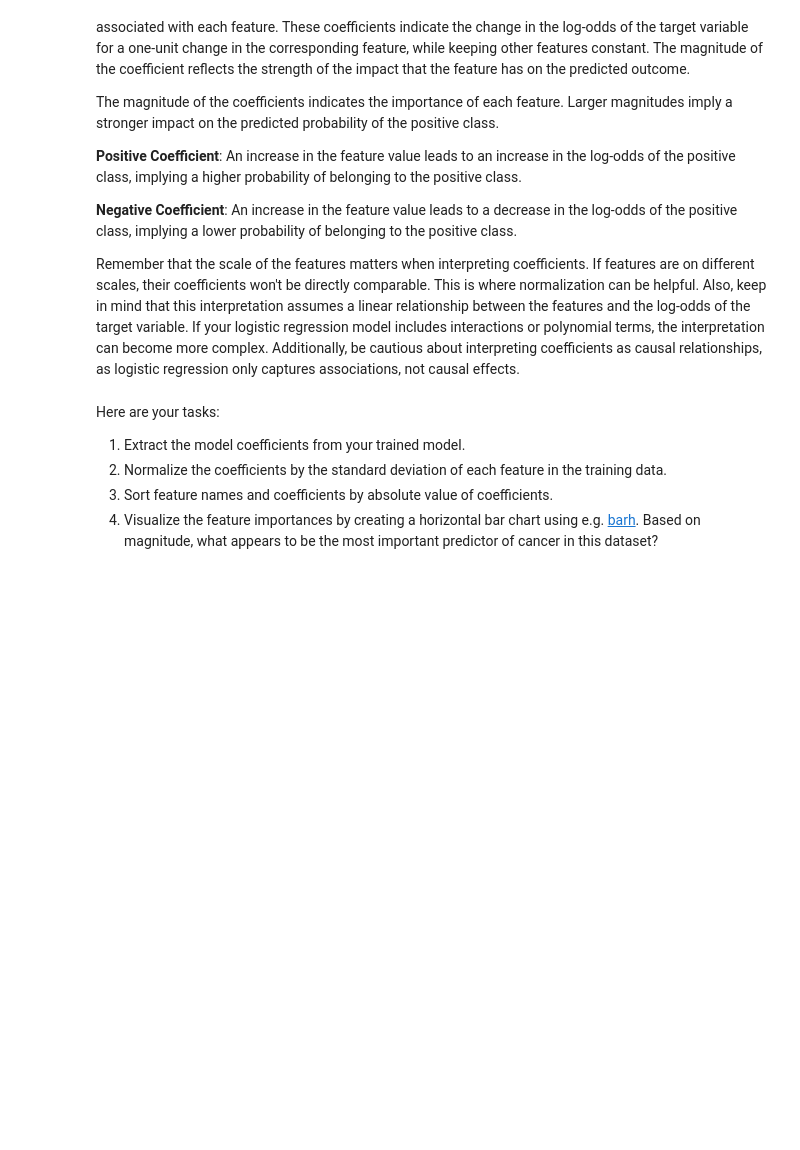
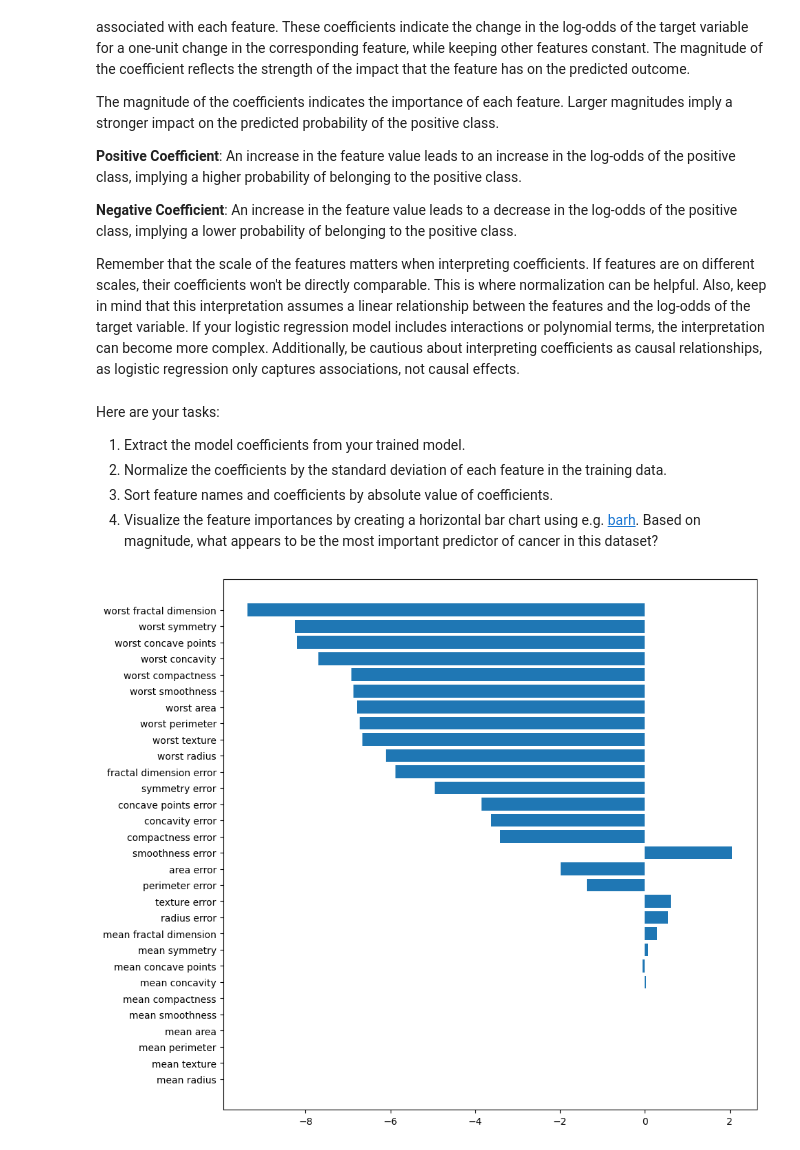
Before and after one commit to salhadid/ML, a Jupyter notebook: Student_MLE_MiniProject_Logistic_Regression.ipynb, the cells around one changed output. Saved outputs shown, nothing was run; the diff lists cells and outputs as text; code cells hidden in the pictures; blank space fills up the shorter version.

```diff
--- a/Student_MLE_MiniProject_Logistic_Regression.ipynb
+++ b/Student_MLE_MiniProject_Logistic_Regression.ipynb
@@ -219,7 +219,13 @@ Here are your tasks:
 4. Visualize the feature importances by creating a horizontal bar chart using e.g. [barh](https://matplotlib.org/3.1.1/api/_as_gen/matplotlib.pyplot.barh.html). Based on magnitude, what appears to be the most important predictor of cancer in this dataset?
 # %%
 # Extract coefficients
+coef = model.coef_[0]
 # %%
 # Normalize the coefficients by the standard deviation
+n_coef = coef / x_train.std()
 # %%
 # Sort feature names and coefficients by absolute value of coefficients
+names = data.feature_names
+sort = np.argsort(np.abs(n_coef))
+names = np.array(names)[sort]
+n_coef = n_coef[sort]
@@ -227,0 +232,7 @@ Here are your tasks:
+# %%
+# Visualize feature importances
+plt.figure(figsize=(10,10))
+plt.barh(names, n_coef)
+plt.show()
+# %% [output]
+[figure, added]
```
Also changed, not shown: parts of 1 cell of this notebook.
